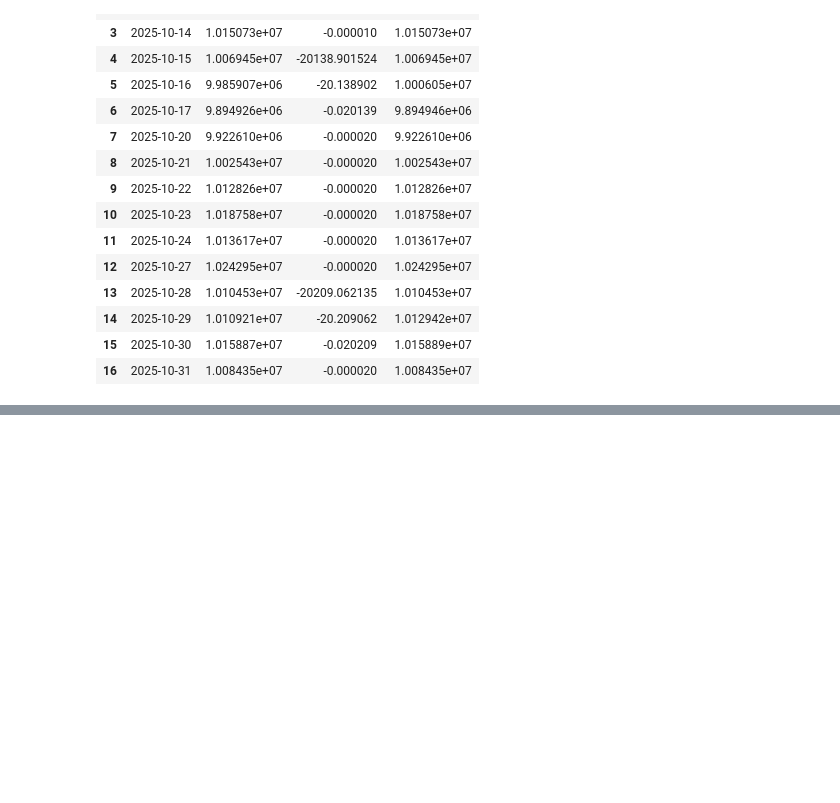
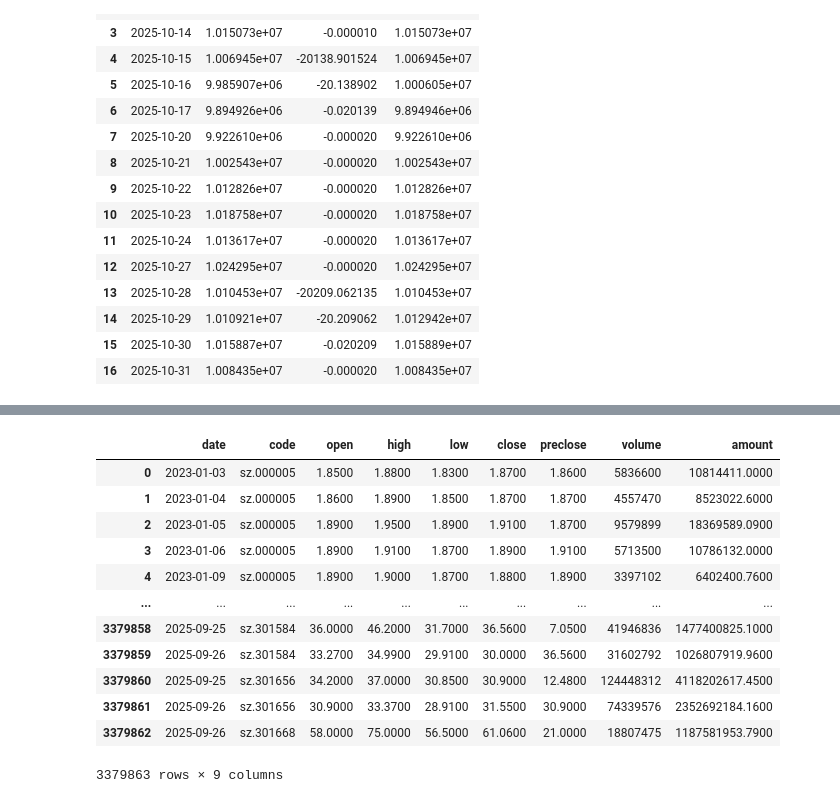
Before and after one commit to Longgang-Capital/LongGangTrader, a Jupyter notebook: notebooks/test_notebook.ipynb, the cells around one changed output, grey strips where cells are left out. Saved outputs shown, nothing was run; the diff lists cells and outputs as text; code cells hidden in the pictures; blank space fills up the shorter version.

```diff
--- a/notebooks/test_notebook.ipynb
+++ b/notebooks/test_notebook.ipynb
@@ -163,0 +187,27 @@ portfolio_history
+# %%
+symbols = [f"{code.split('.')[1].lower()}.{code.split('.')[0]}" for code in instruments_preds if len(code.split('.'))==2 ]
+# %%
+    #### 获取沪深A股历史K线数据 ####
+    # 详细指标参数，参见“历史行情指标参数”章节；“分钟线”参数与“日线”参数不同。“分钟线”不包含指数。
+    # 分钟线指标：date,time,code,open,high,low,close,volume,amount,adjustflag
+    # 周月线指标：date,code,open,high,low,close,volume,amount,adjustflag,turn,pctChg
+rs = bs.query_history_k_data_plus("sh.600000",
+        "date,code,open,high,low,close,preclose,volume,amount",
+        start_date='2023-01-01', end_date='2025-09-26',
+        frequency="d", adjustflag="3")
+# %%
+import polars as pl
+df_list = []
+for symbol in symbols:
+        rs = bs.query_history_k_data_plus(symbol,
+                "date,code,open,high,low,close,preclose,volume,amount",
+                start_date='2023-01-01', end_date='2025-09-26',
+                frequency="d", adjustflag="3")
+        #data_list = []
+        while (rs.error_code == '0') & rs.next():
+                # 获取一条记录，将记录合并在一起
+                df_list.append(rs.get_row_data())
+        #result = pl.DataFrame(data_list, columns=rs.fields)
+        #df_list.append(result)
+# %%
+data = pd.DataFrame(df_list, columns=rs.fields)
@@ -163,0 +216,16 @@ portfolio_history
+# %%
+data
+# %% [output]
+|  | date | code | open | high | low | close | preclose | volume | amount |
+| 0 | 2023-01-03 | sz.000005 | 1.8500 | 1.8800 | 1.8300 | 1.8700 | 1.8600 | 5836600 | 10814411.0000 |
+| 1 | 2023-01-04 | sz.000005 | 1.8600 | 1.8900 | 1.8500 | 1.8700 | 1.8700 | 4557470 | 8523022.6000 |
+| 2 | 2023-01-05 | sz.000005 | 1.8900 | 1.9500 | 1.8900 | 1.9100 | 1.8700 | 9579899 | 18369589.0900 |
+| 3 | 2023-01-06 | sz.000005 | 1.8900 | 1.9100 | 1.8700 | 1.8900 | 1.9100 | 5713500 | 10786132.0000 |
+| 4 | 2023-01-09 | sz.000005 | 1.8900 | 1.9000 | 1.8700 | 1.8800 | 1.8900 | 3397102 | 6402400.7600 |
+| ... | ... | ... | ... | ... | ... | ... | ... | ... | ... |
+| 3379858 | 2025-09-25 | sz.301584 | 36.0000 | 46.2000 | 31.7000 | 36.5600 | 7.0500 | 41946836 | 1477400825.1000 |
+| 3379859 | 2025-09-26 | sz.301584 | 33.2700 | 34.9900 | 29.9100 | 30.0000 | 36.5600 | 31602792 | 1026807919.9600 |
+| 3379860 | 2025-09-25 | sz.301656 | 34.2000 | 37.0000 | 30.8500 | 30.9000 | 12.4800 | 124448312 | 4118202617.4500 |
+| 3379861 | 2025-09-26 | sz.301656 | 30.9000 | 33.3700 | 28.9100 | 31.5500 | 30.9000 | 74339576 | 2352692184.1600 |
+| 3379862 | 2025-09-26 | sz.301668 | 58.0000 | 75.0000 | 56.5000 | 61.0600 | 21.0000 | 18807475 | 1187581953.7900 |
+3379863 rows × 9 columns
```
Also changed, not shown: parts of 4 cells of this notebook, 12 other files.
